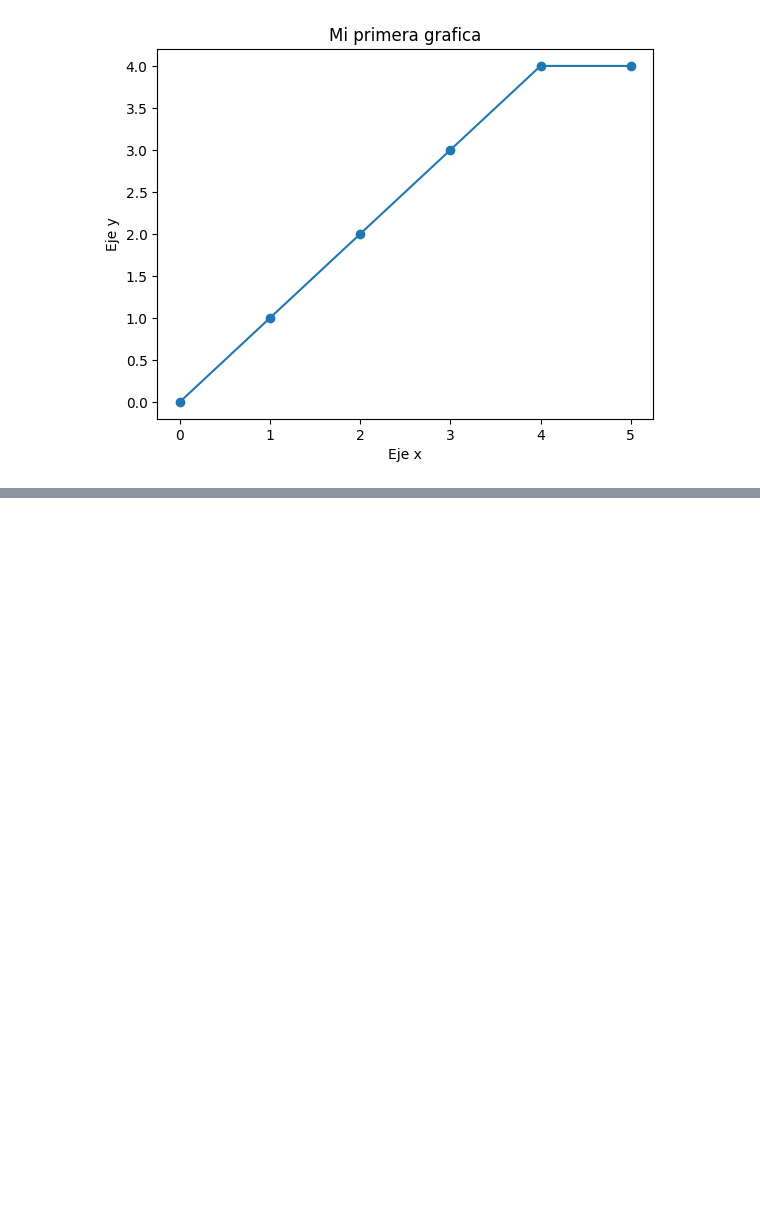
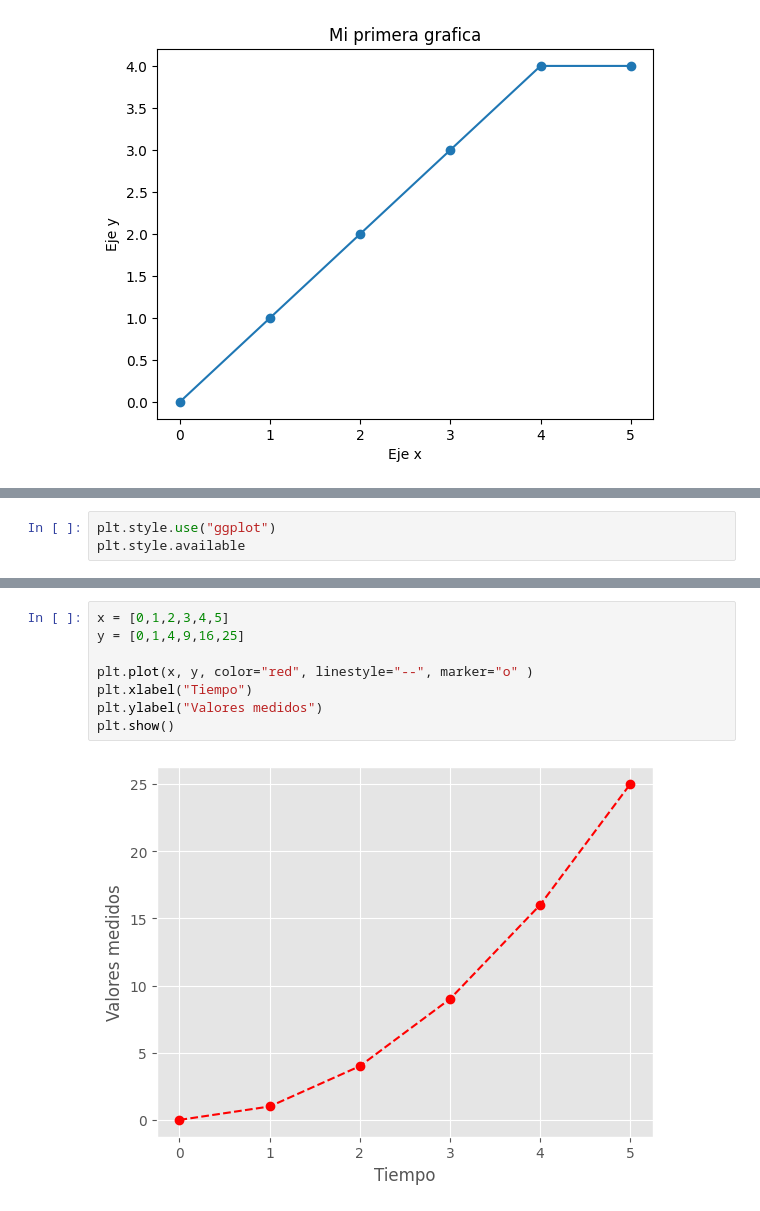
Before and after one commit to oscarm24/Analisis_de_datos_python, a Jupyter notebook: AnalisisDatos.ipynb, the cells around one changed output, grey strips where cells are left out. Saved outputs shown, nothing was run; the diff lists cells and outputs as text; blank space fills up the shorter version.

```diff
--- a/AnalisisDatos.ipynb
+++ b/AnalisisDatos.ipynb
@@ -715,0 +727,3 @@ plt.show()
+# %%
+plt.style.use("ggplot")
+plt.style.available
@@ -715,0 +748,10 @@ plt.show()
+# %%
+x = [0,1,2,3,4,5]
+y = [0,1,4,9,16,25]
+
+plt.plot(x, y, color="red", linestyle="--", marker="o" )
+plt.xlabel("Tiempo")
+plt.ylabel("Valores medidos")
+plt.show()
+# %% [output]
+[figure, added]
```
Also changed, not shown: parts of 5 cells of this notebook.
